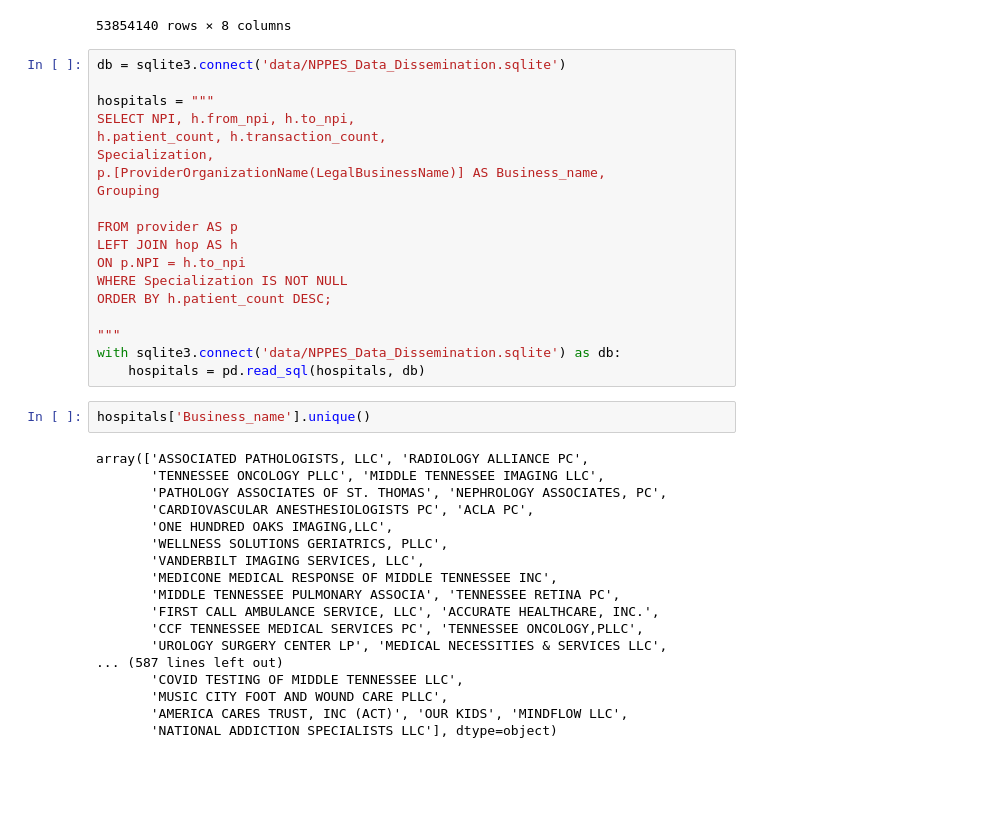
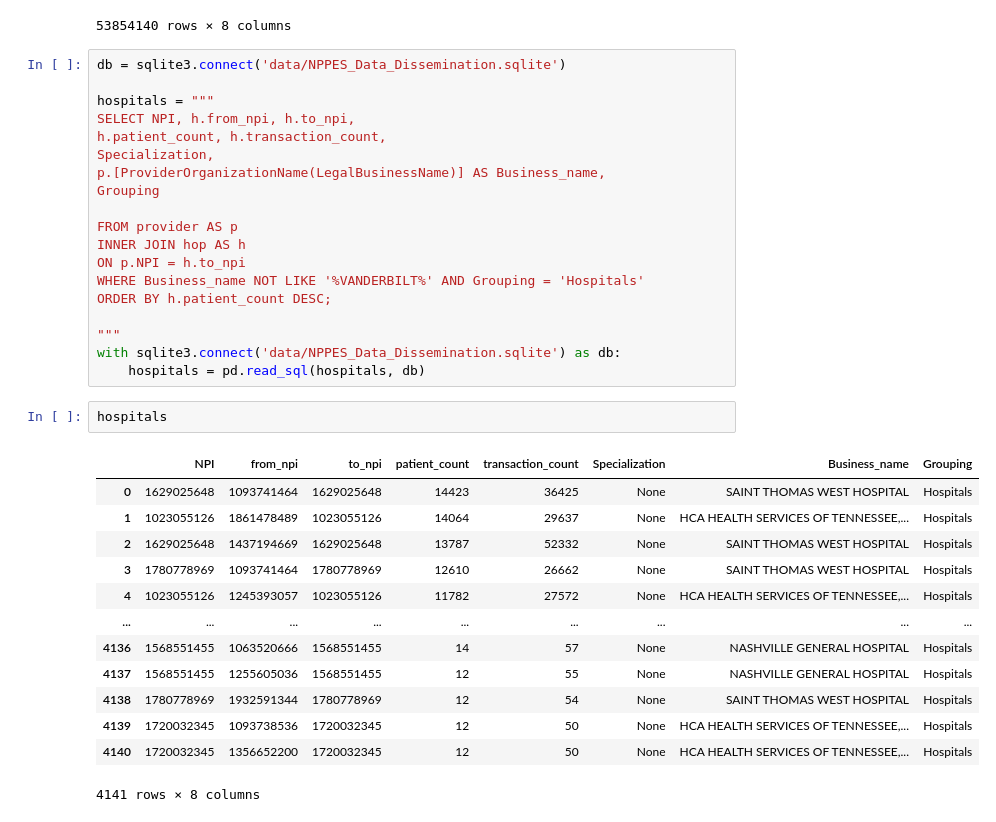
Before and after one commit to nss-data-science-cohort-6/hop_team-double-eagle-ii, a Jupyter notebook: Analysis_AC.ipynb, the cells around one changed output. Drawn from its saved outputs; the diff is of its cells as text; blank space fills up the shorter version.

```diff
--- a/Analysis_AC.ipynb
+++ b/Analysis_AC.ipynb
@@ -193,31 +193,27 @@ p.[ProviderOrganizationName(LegalBusinessName)] AS Business_name,
 Grouping
 
 FROM provider AS p
-LEFT JOIN hop AS h
+INNER JOIN hop AS h
 ON p.NPI = h.to_npi
-WHERE Specialization IS NOT NULL
+WHERE Business_name NOT LIKE '%VANDERBILT%' AND Grouping = 'Hospitals'
 ORDER BY h.patient_count DESC;
 
 """
 with sqlite3.connect('data/NPPES_Data_Dissemination.sqlite') as db:
     hospitals = pd.read_sql(hospitals, db)
-# %%
-hospitals['Business_name'].unique()
-# %% [output]
-array(['ASSOCIATED PATHOLOGISTS, LLC', 'RADIOLOGY ALLIANCE PC',
-       'TENNESSEE ONCOLOGY PLLC', 'MIDDLE TENNESSEE IMAGING LLC',
-       'PATHOLOGY ASSOCIATES OF ST. THOMAS', 'NEPHROLOGY ASSOCIATES, PC',
-       'CARDIOVASCULAR ANESTHESIOLOGISTS PC', 'ACLA PC',
-       'ONE HUNDRED OAKS IMAGING,LLC',
-       'WELLNESS SOLUTIONS GERIATRICS, PLLC',
-       'VANDERBILT IMAGING SERVICES, LLC',
-       'MEDICONE MEDICAL RESPONSE OF MIDDLE TENNESSEE INC',
-       'MIDDLE TENNESSEE PULMONARY ASSOCIA', 'TENNESSEE RETINA PC',
-       'FIRST CALL AMBULANCE SERVICE, LLC', 'ACCURATE HEALTHCARE, INC.',
-       'CCF TENNESSEE MEDICAL SERVICES PC', 'TENNESSEE ONCOLOGY,PLLC',
-       'UROLOGY SURGERY CENTER LP', 'MEDICAL NECESSITIES & SERVICES LLC',
-... (587 lines left out)
-       'COVID TESTING OF MIDDLE TENNESSEE LLC',
-       'MUSIC CITY FOOT AND WOUND CARE PLLC',
-       'AMERICA CARES TRUST, INC (ACT)', 'OUR KIDS', 'MINDFLOW LLC',
-       'NATIONAL ADDICTION SPECIALISTS LLC'], dtype=object)
+# %%
+hospitals
+# %% [output]
+|  | NPI | from_npi | to_npi | patient_count | transaction_count | Specialization | Business_name | Grouping |
+| 0 | 1629025648 | 1093741464 | 1629025648 | 14423 | 36425 | None | SAINT THOMAS WEST HOSPITAL | Hospitals |
+| 1 | 1023055126 | 1861478489 | 1023055126 | 14064 | 29637 | None | HCA HEALTH SERVICES OF TENNESSEE,... | Hospitals |
+| 2 | 1629025648 | 1437194669 | 1629025648 | 13787 | 52332 | None | SAINT THOMAS WEST HOSPITAL | Hospitals |
+| 3 | 1780778969 | 1093741464 | 1780778969 | 12610 | 26662 | None | SAINT THOMAS WEST HOSPITAL | Hospitals |
+| 4 | 1023055126 | 1245393057 | 1023055126 | 11782 | 27572 | None | HCA HEALTH SERVICES OF TENNESSEE,... | Hospitals |
+| ... | ... | ... | ... | ... | ... | ... | ... | ... |
+| 4136 | 1568551455 | 1063520666 | 1568551455 | 14 | 57 | None | NASHVILLE GENERAL HOSPITAL | Hospitals |
+| 4137 | 1568551455 | 1255605036 | 1568551455 | 12 | 55 | None | NASHVILLE GENERAL HOSPITAL | Hospitals |
+| 4138 | 1780778969 | 1932591344 | 1780778969 | 12 | 54 | None | SAINT THOMAS WEST HOSPITAL | Hospitals |
+| 4139 | 1720032345 | 1093738536 | 1720032345 | 12 | 50 | None | HCA HEALTH SERVICES OF TENNESSEE,... | Hospitals |
+| 4140 | 1720032345 | 1356652200 | 1720032345 | 12 | 50 | None | HCA HEALTH SERVICES OF TENNESSEE,... | Hospitals |
+4141 rows × 8 columns
```
Also changed, not shown: parts of 8 cells of this notebook.
